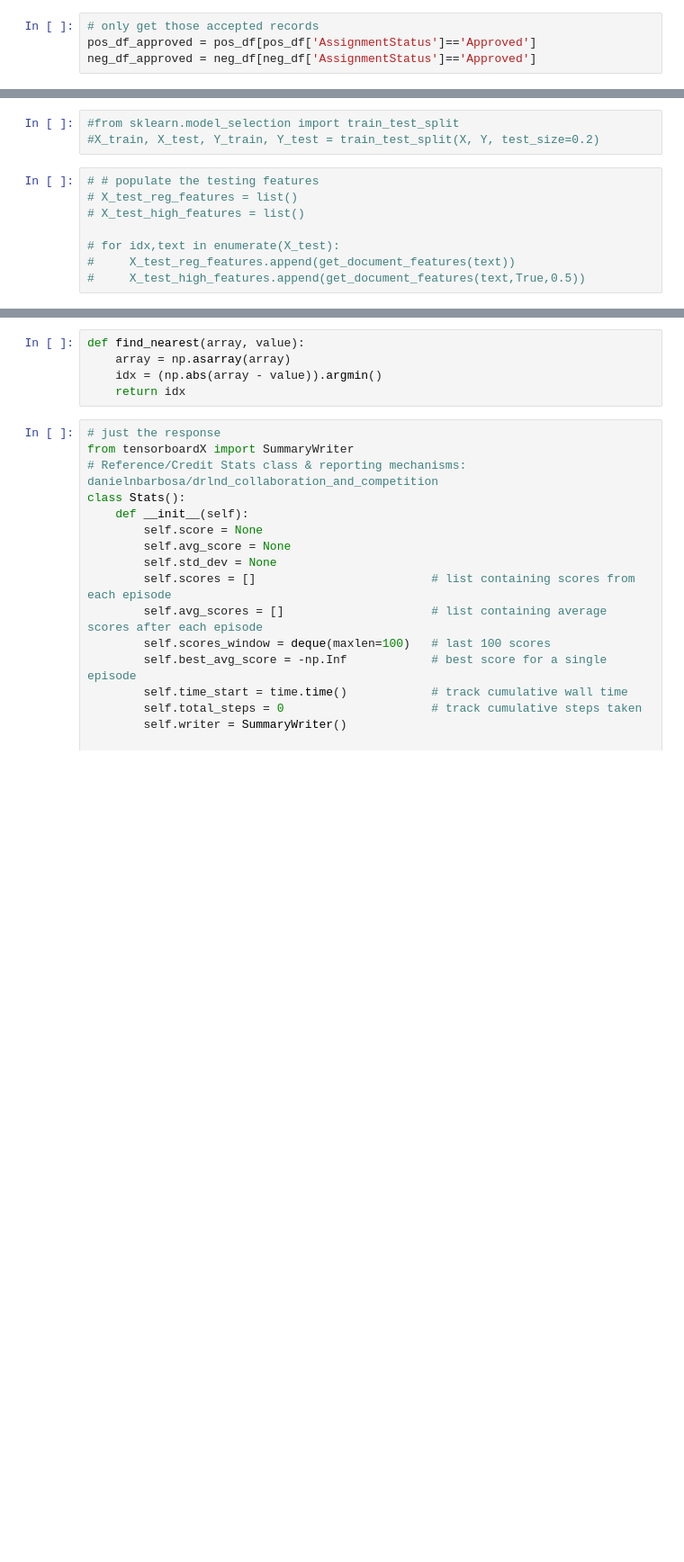
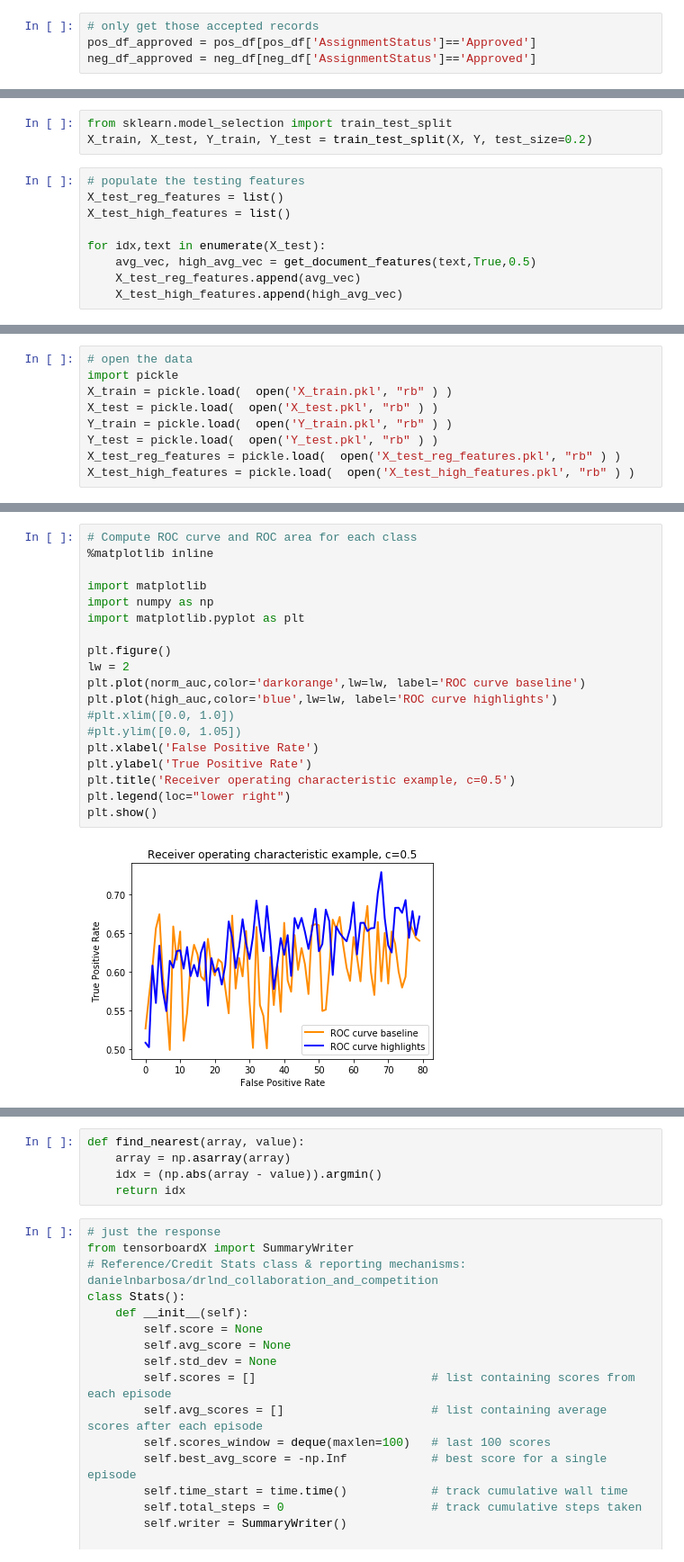
Before and after one commit to ricklentz/ActiveLearningCycle, a Jupyter notebook: Active Learning with Rationales.ipynb, the cells around one changed output, grey strips where cells are left out. Shown: that part at 90% size. Saved outputs shown, nothing was run; the diff lists cells and outputs as text; blank space fills up the shorter version.

```diff
--- a/Active Learning with Rationales.ipynb
+++ b/Active Learning with Rationales.ipynb
@@ -178,14 +128,15 @@ def get_document_features(data_in,highlights=False,c=0.5):
     else:
         return avg_vec
 # %%
-#from sklearn.model_selection import train_test_split
-#X_train, X_test, Y_train, Y_test = train_test_split(X, Y, test_size=0.2)
+from sklearn.model_selection import train_test_split
+X_train, X_test, Y_train, Y_test = train_test_split(X, Y, test_size=0.2)
 # %%
-# # populate the testing features
-# X_test_reg_features = list()
-# X_test_high_features = list()
+# populate the testing features
+X_test_reg_features = list()
+X_test_high_features = list()
 
-# for idx,text in enumerate(X_test):
-#     X_test_reg_features.append(get_document_features(text))
-#     X_test_high_features.append(get_document_features(text,True,0.5))
+for idx,text in enumerate(X_test):
+    avg_vec, high_avg_vec = get_document_features(text,True,0.5)
+    X_test_reg_features.append(avg_vec)
+    X_test_high_features.append(high_avg_vec)
 # %%
@@ -216 +158,10 @@ array([0.50394519, 0.49605481])
+# %%
+# open the data
+import pickle
+X_train = pickle.load(  open('X_train.pkl', "rb" ) )
+X_test = pickle.load(  open('X_test.pkl', "rb" ) )
+Y_train = pickle.load(  open('Y_train.pkl', "rb" ) )
+Y_test = pickle.load(  open('Y_test.pkl', "rb" ) )
+X_test_reg_features = pickle.load(  open('X_test_reg_features.pkl', "rb" ) )
+X_test_high_features = pickle.load(  open('X_test_high_features.pkl', "rb" ) )
 # %%
@@ -268,2 +205,23 @@ for idx,text in enumerate(X_train):
+# %%
+# Compute ROC curve and ROC area for each class
+%matplotlib inline
+
+import matplotlib
+import numpy as np
+import matplotlib.pyplot as plt
+
+plt.figure()
+lw = 2
+plt.plot(norm_auc,color='darkorange',lw=lw, label='ROC curve baseline')
+plt.plot(high_auc,color='blue',lw=lw, label='ROC curve highlights')
+#plt.xlim([0.0, 1.0])
+#plt.ylim([0.0, 1.05])
+plt.xlabel('False Positive Rate')
+plt.ylabel('True Positive Rate')
+plt.title('Receiver operating characteristic example, c=0.5')
+plt.legend(loc="lower right")
+plt.show()
+# %% [output]
+[figure, added]
 # %%
 print(type(reg_predictions))
```
Also changed, not shown: parts of 18 cells of this notebook.
